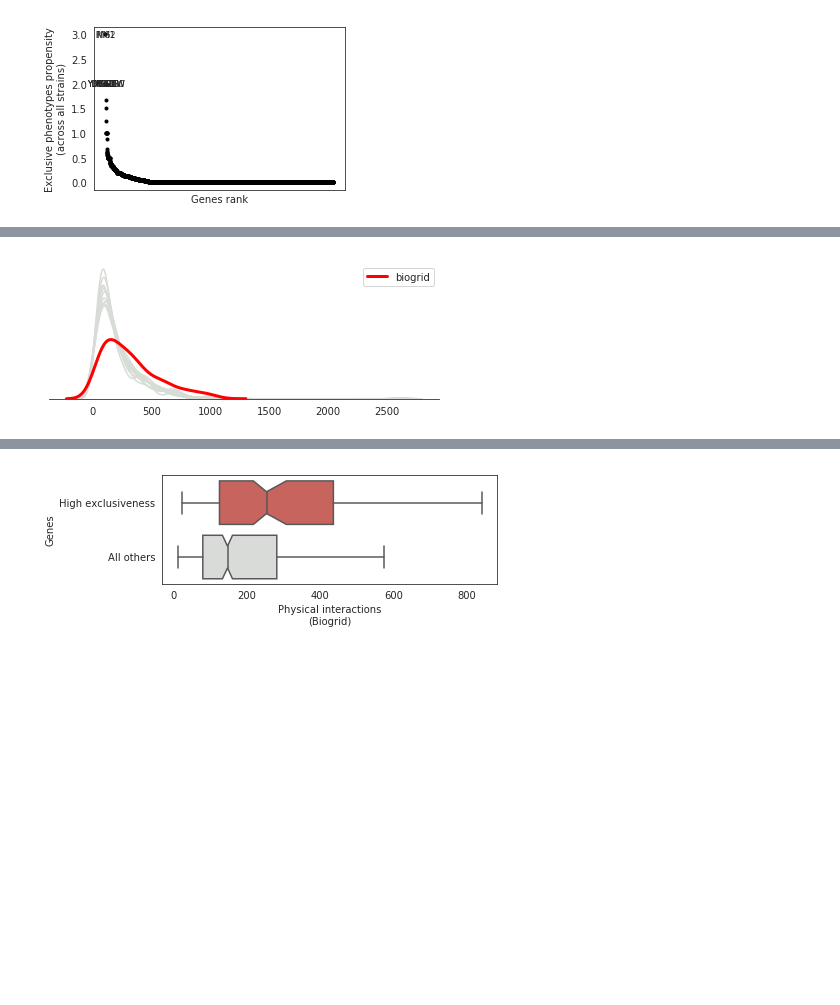
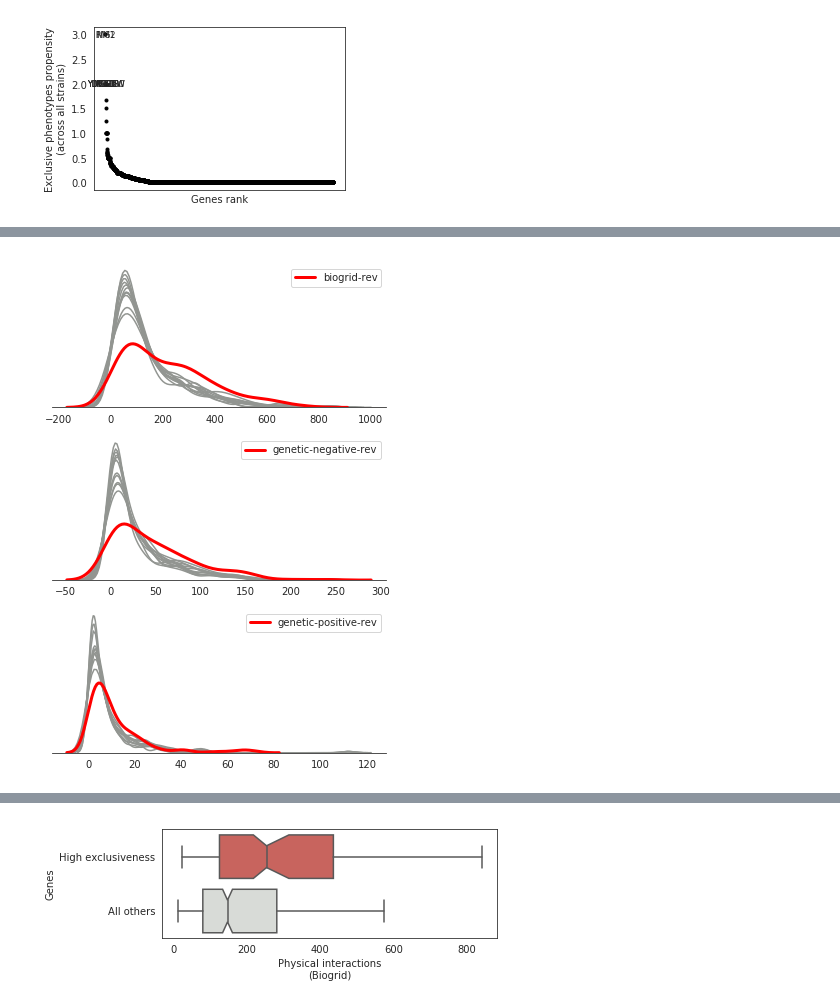
Before and after one commit to mgalardini/2018koyeast, a Jupyter notebook: notebooks/deviating_genes.ipynb, the cells around one changed output, grey strips where cells are left out. Drawn from its saved outputs; the diff is of its cells as text; code cells hidden in the pictures; blank space fills up the shorter version.

Commit message:
Additional biogrid analysis

```diff
--- a/notebooks/deviating_genes.ipynb
+++ b/notebooks/deviating_genes.ipynb
@@ -4,6 +4,8 @@ dev = '../out/deviating.tsv'
 sgd = '../out/SGD_features.tab'
 biogrid = '../out/biogrid.all.txt'
 biogrid_genetic = '../out/biogrid.genetic.txt'
+biogrid_rev = '../out/biogrid.all.rev.txt'
+biogrid_genetic_rev = '../out/biogrid.genetic.rev.txt'
 obo = '../out/SGD_slim.obo'
 gaf = '../out/SGD_slim.tsv'
 threshold = 0.5
@@ -446,0 +479,4 @@ sns.despine(left=True)
+# %%
+it_rev = pd.Series(it_rev)
+git_rev = pd.Series(git_rev)
+pit_rev = pd.Series(pit_rev)
@@ -446,0 +493,13 @@ sns.despine(left=True)
+# %%
+plt.figure(figsize=(15, 7))
+
+for i, name in enumerate(rev['name'].unique()):
+    plt.subplot(1, 3, i+1)
+
+    sns.boxplot(data=rev[rev['name'] == name],
+                x='v',
+                y='set',
+                palette=[sns.xkcd_rgb['pale red']] +
+                        [sns.xkcd_rgb['light grey']] * 10)
+
+    plt.title(name);
@@ -447,25 +508,25 @@ sns.despine(left=True)
 # %%
-plt.figure(figsize=(7, 2.5))
+plt.figure(figsize=(6, 9))
 
-name = 'biogrid'
+for i, name in enumerate(rev['name'].unique()):
+    plt.subplot(3, 1, i+1)
 
-sns.kdeplot(r[(r['name'] == name) &
-              (r['set'] == 'real')]['v'],
-            color='r',
-            label=name,
-            lw=3)
-for x in r[(r['name'] == name) &
-           (r['set'] != 'real')]['set'].unique():
-    sns.kdeplot(r[(r['name'] == name) &
-                  (r['set'] == x)]['v'],
-                color=sns.xkcd_rgb['light grey'],
-                label='_',
-                alpha=1,
-                zorder=0)
+    sns.kdeplot(rev[(rev['name'] == name) &
+                  (rev['set'] == 'real')]['v'],
+                color='r',
+                label=name,
+                lw=3)
+    for x in rev[(rev['name'] == name) &
+               (rev['set'] != 'real')]['set'].unique():
+        sns.kdeplot(rev[(rev['name'] == name) &
+                      (rev['set'] == x)]['v'],
+                    color=sns.xkcd_rgb['grey'],
+                    label='_',
+                    zorder=0)
 
-# plt.xlim(-0.05, 0.405)
-plt.yticks([])
+#     plt.xlim(-0.05, 1.05)
+    plt.yticks([])
 
 sns.despine(left=True)
 # %% [output]
-[figure, old version]
+[figure, new version]
```
Also changed, not shown: parts of 21 cells of this notebook, 2 other files.
